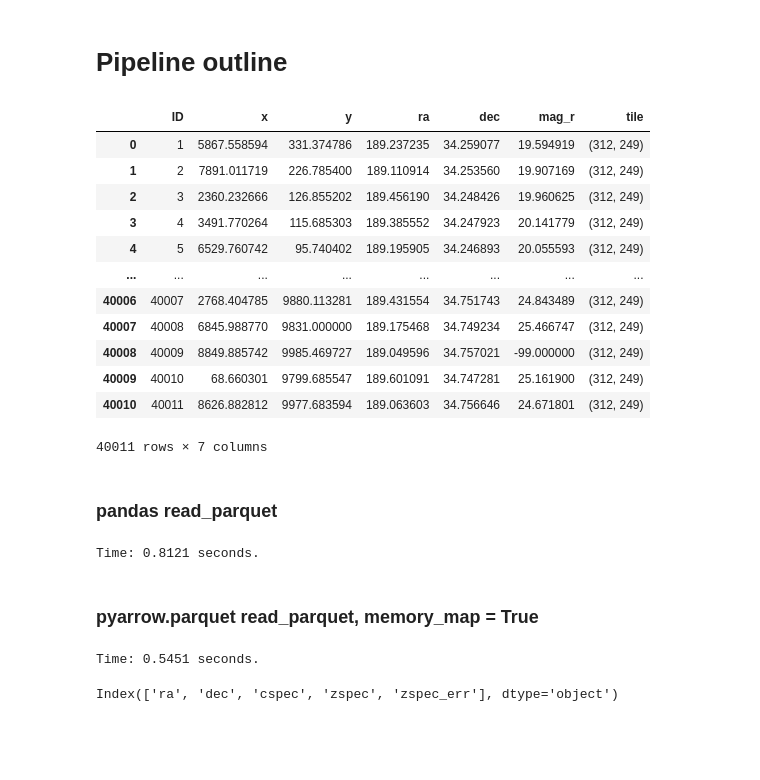
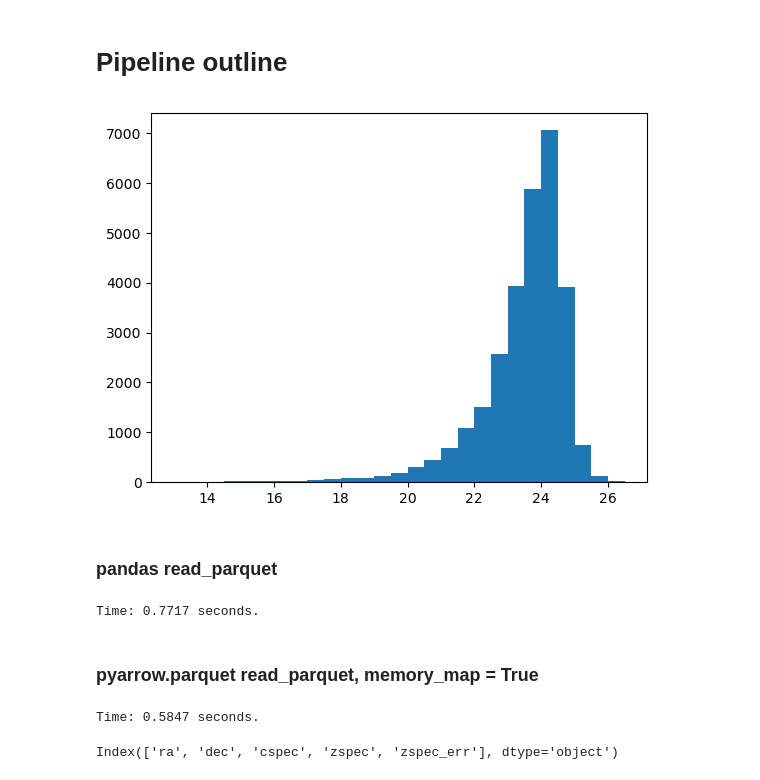
Before and after one commit to heesters-nick/TileSlicer, a Jupyter notebook: notebooks/download_data_make_cutouts.ipynb, the cells around one changed output. Saved outputs shown, nothing was run; the diff lists cells and outputs as text; code cells hidden in the pictures; blank space fills up the shorter version.

```diff
--- a/notebooks/download_data_make_cutouts.ipynb
+++ b/notebooks/download_data_make_cutouts.ipynb
@@ -539,25 +547,18 @@ def read_unions_cat(unions_table_dir, tile_nums):
     df['tile'] = str(tile_nums)
     return df
 # %%
-unions_table_dir = tables
-tile_nums = (312, 249)
+unions_table_dir = tables+'unions/GAaP_photometry/UNIONS2000'
+tile_nums = (136, 318)
 unions_cat = read_unions_cat(unions_table_dir, tile_nums)
+unions_cat['mag_r'].replace([99.,-99.], np.nan, inplace=True)
 # %%
-unions_cat
+import matplotlib.pyplot as plt
+
+bins = np.arange(13, 27, 0.5)
+plt.hist(unions_cat['mag_r'], bins=bins)
+plt.show()
 # %% [output]
-|  | ID | x | y | ra | dec | mag_r | tile |
-| 0 | 1 | 5867.558594 | 331.374786 | 189.237235 | 34.259077 | 19.594919 | (312, 249) |
-| 1 | 2 | 7891.011719 | 226.785400 | 189.110914 | 34.253560 | 19.907169 | (312, 249) |
-| 2 | 3 | 2360.232666 | 126.855202 | 189.456190 | 34.248426 | 19.960625 | (312, 249) |
-| 3 | 4 | 3491.770264 | 115.685303 | 189.385552 | 34.247923 | 20.141779 | (312, 249) |
-| 4 | 5 | 6529.760742 | 95.740402 | 189.195905 | 34.246893 | 20.055593 | (312, 249) |
-| ... | ... | ... | ... | ... | ... | ... | ... |
-| 40006 | 40007 | 2768.404785 | 9880.113281 | 189.431554 | 34.751743 | 24.843489 | (312, 249) |
-| 40007 | 40008 | 6845.988770 | 9831.000000 | 189.175468 | 34.749234 | 25.466747 | (312, 249) |
-| 40008 | 40009 | 8849.885742 | 9985.469727 | 189.049596 | 34.757021 | -99.000000 | (312, 249) |
-| 40009 | 40010 | 68.660301 | 9799.685547 | 189.601091 | 34.747281 | 25.161900 | (312, 249) |
-| 40010 | 40011 | 8626.882812 | 9977.683594 | 189.063603 | 34.756646 | 24.671801 | (312, 249) |
-40011 rows × 7 columns
+[figure, added]
 # %%
 import pyarrow.parquet as pq
 import pyarrow as pa
@@ -569,7 +570,7 @@ tables = '/home/nick/astro/TileSlicer/tables/'
 ### pandas read_parquet
 # %%
 start = time.time()
-redshift_file = 'redshifts-2024-01-04.parquet'
+redshift_file = 'redshifts/redshifts-2024-01-04.parquet'
 ra_range = [211., 212.]
 dec_range = [55., 57.]
 parquet_path = os.path.join(tables, redshift_file)
@@ -577,12 +578,12 @@ filter_coords = [('ra','>=',ra_range[0]),('ra','<',ra_range[1]),('dec','>=',dec_
 redshift_cat = pd.read_parquet(parquet_path, engine='pyarrow', filters=filter_coords)
 print(f'Time: {np.round(time.time() - start, 4)} seconds.')
 # %% [output]
-Time: 0.8121 seconds.
+Time: 0.7717 seconds.
 # %% [markdown]
 ### pyarrow.parquet read_parquet, memory_map = True
 # %%
 start = time.time()
-redshift_file = 'redshifts-2024-01-04.parquet'
+redshift_file = 'redshifts/redshifts-2024-01-04.parquet'
 columns = ['ra', 'dec']
 ra_range = [0., 300.]
 dec_range = [0., 50.]
@@ -592,7 +593,7 @@ filter_coords = [('ra','>=',ra_range[0]),('ra','<',ra_range[1]),('dec','>=',dec_
 redshift_cat = pq.read_table(parquet_path, memory_map=True).to_pandas()
 print(f'Time: {np.round(time.time() - start, 4)} seconds.')
 # %% [output]
-Time: 0.5451 seconds.
+Time: 0.5847 seconds.
 # %%
 redshift_cat.columns
 # %% [output]
```
Also changed, not shown: parts of 2 cells of this notebook, 3 other files.
